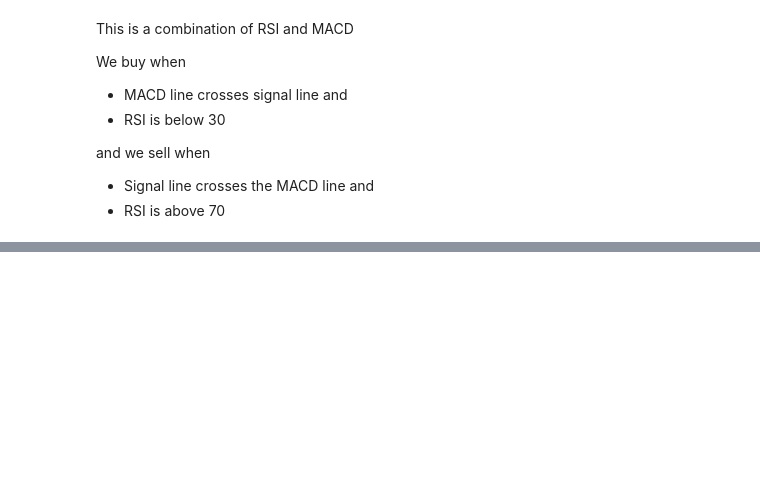
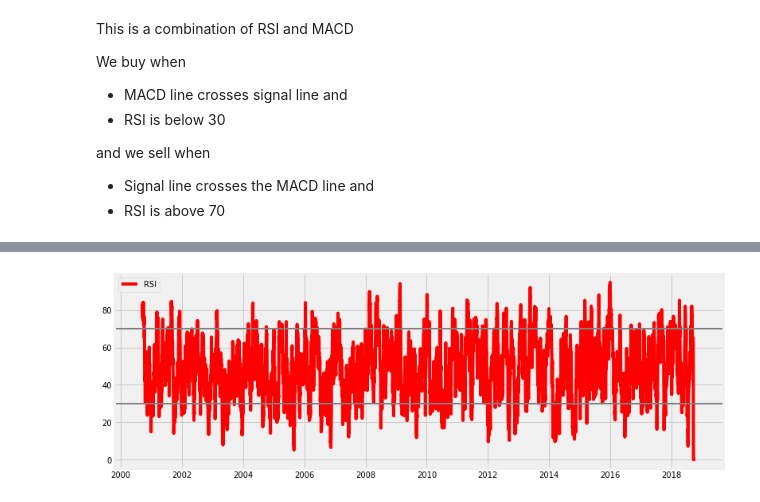
Before and after one commit to sanath8107/strategies, a Jupyter notebook: RSI+MACD.ipynb, the cells around one changed output, grey strips where cells are left out. Saved outputs shown, nothing was run; the diff lists cells and outputs as text; code cells hidden in the pictures; blank space fills up the shorter version.

```diff
--- a/RSI+MACD.ipynb
+++ b/RSI+MACD.ipynb
@@ -46,0 +116,12 @@ df
+# %%
+#plot rsi
+rsi_upper_limit = 70
+rsi_lower_limit = 30
+plt.figure(figsize=(12.2,4.5))
+plt.plot(df.index,RSI,label='RSI',color='red')
+plt.axhline(y=rsi_upper_limit, linewidth=2, color='gray')
+plt.axhline(y=rsi_lower_limit, linewidth=2, color='gray')
+plt.legend(loc='upper left')
+plt.show()
+# %% [output]
+[figure, added]
```
Also changed, not shown: parts of 15 cells of this notebook.
